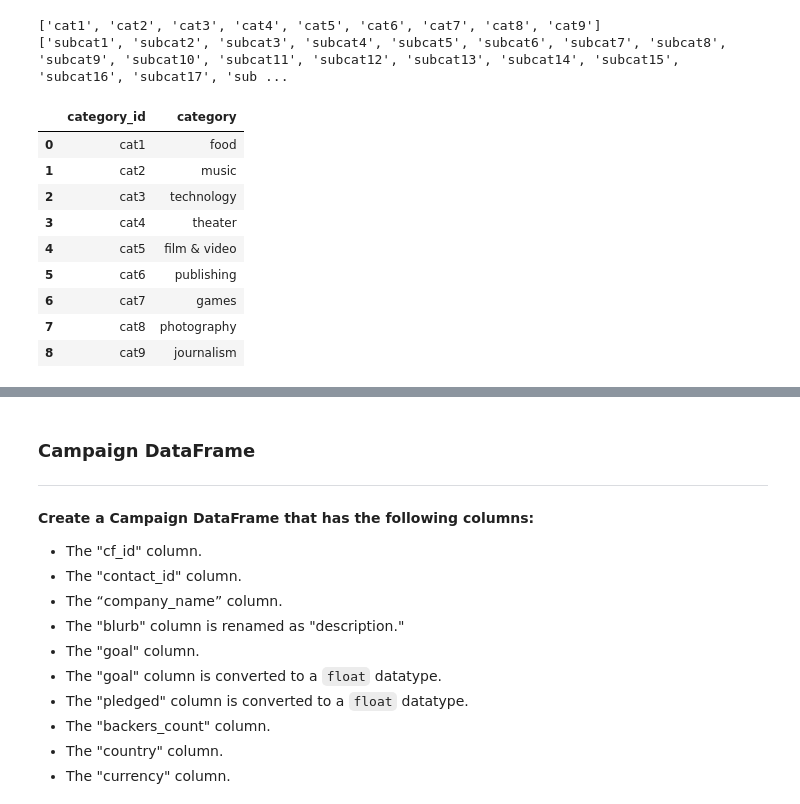
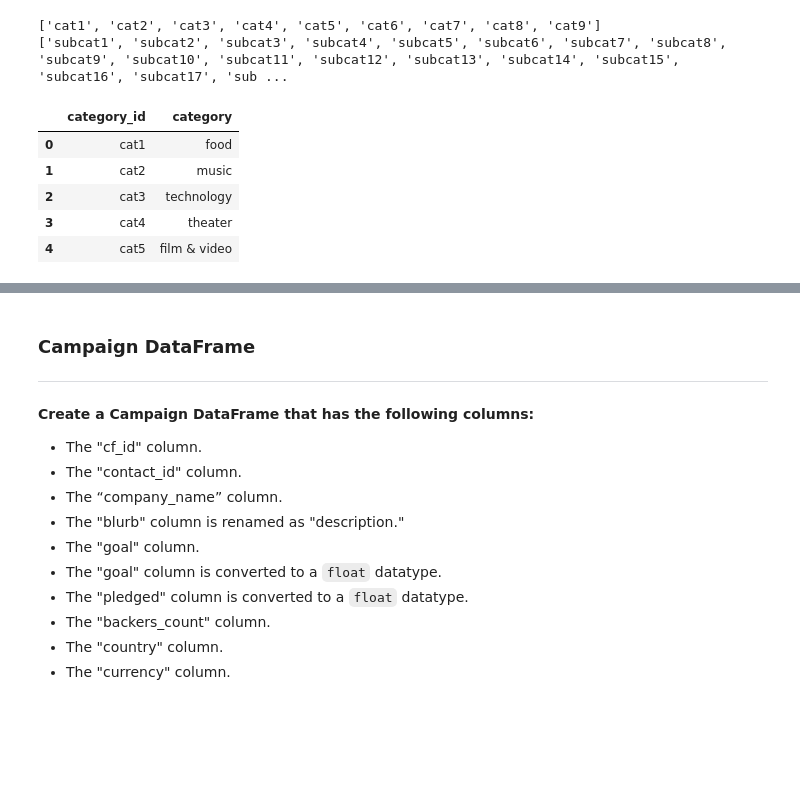
Before and after one commit to cwolf1424/Crowdfunding_ETL, a Jupyter notebook: ETL_Mini_Project_CWolf_KBurks.ipynb, the cells around one changed output, grey strips where cells are left out. Saved outputs shown, nothing was run; the diff lists cells and outputs as text; code cells hidden in the pictures; blank space fills up the shorter version.

```diff
--- a/ETL_Mini_Project_CWolf_KBurks.ipynb
+++ b/ETL_Mini_Project_CWolf_KBurks.ipynb
@@ -131,9 +147,11 @@ print(subcategory_ids)
 [ 1  2  3  4  5  6  7  8  9 10 11 12 13 14 15 16 17 18 19 20 21 22 23 24]
 # %%
 # Use a list comprehension to add "cat" to each category_id.
+cat_ids = ["cat" + str(cat_id) for cat_id in category_ids]
+
 
 # Use a list comprehension to add "subcat" to each subcategory_id.
-
+scat_ids = ["subcat" + str(scat_id) for scat_id in subcategory_ids]
 
 print(cat_ids)
 print(scat_ids)
@@ -142,18 +160,12 @@ print(scat_ids)
 ['subcat1', 'subcat2', 'subcat3', 'subcat4', 'subcat5', 'subcat6', 'subcat7', 'subcat8', 'subcat9', 'subcat10', 'subcat11', 'subcat12', 'subcat13', 'subcat14', 'subcat15', 'subcat16', 'subcat17', 'sub ...
 # %%
 # Create a category DataFrame with the category_id array as the category_id and categories list as the category name.
-
-# Create a category DataFrame with the subcategory_id array as the subcategory_id and subcategories list as the subcategory name.
+category_df = pd.DataFrame({"category_id":cat_ids, "category":categories})
+category_df.head(5)
+# %% [output]
+|  | category_id | category |
+| 0 | cat1 | food |
+| 1 | cat2 | music |
+| 2 | cat3 | technology |
+| 3 | cat4 | theater |
+| 4 | cat5 | film & video |
-# %%
-category_df
-# %% [output]
-|  | category_id | category |
-| 0 | cat1 | food |
-| 1 | cat2 | music |
-| 2 | cat3 | technology |
-| 3 | cat4 | theater |
-| 4 | cat5 | film & video |
-| 5 | cat6 | publishing |
-| 6 | cat7 | games |
-| 7 | cat8 | photography |
-| 8 | cat9 | journalism |
```
Also changed, not shown: parts of 21 cells of this notebook.
